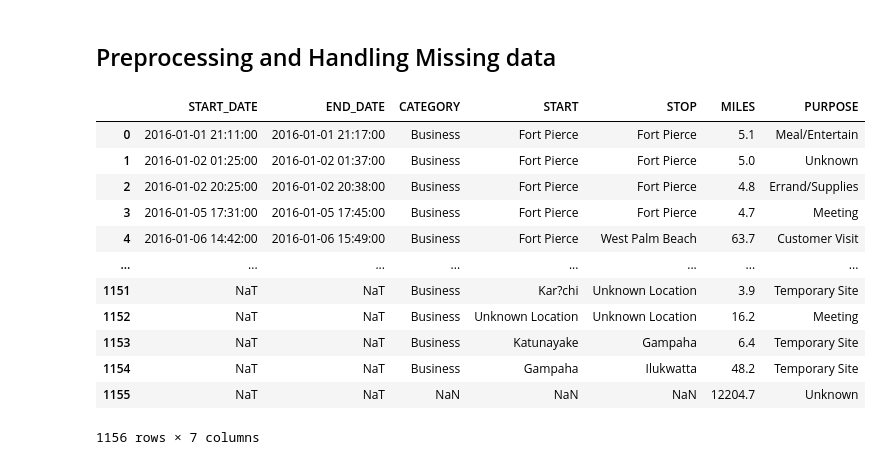
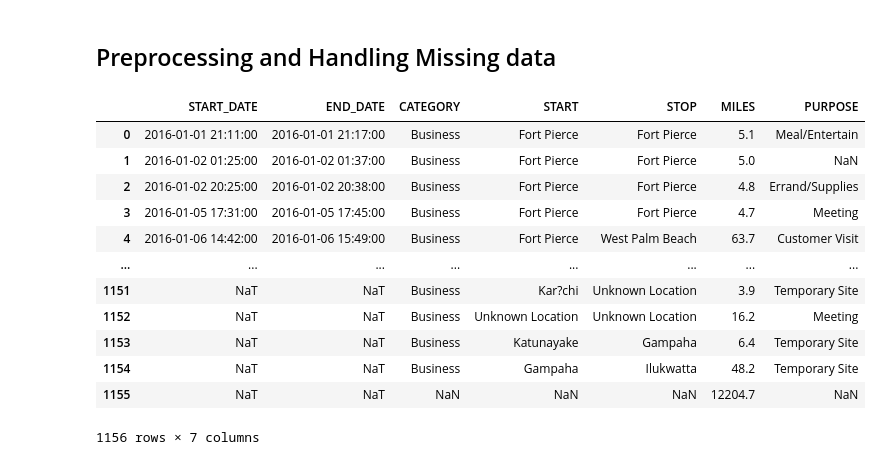
Before and after one commit to Archish1962/HexSoftwares_Exploratory_Data_Analysis, a Jupyter notebook: notebooks/uber_eda.ipynb, the cells around one changed output. Cells and saved outputs as stored; diff of their text form; code cells hidden in the pictures.

```diff
--- a/notebooks/uber_eda.ipynb
+++ b/notebooks/uber_eda.ipynb
@@ -76,31 +76,31 @@ PURPOSE: ['Meal/Entertain' nan 'Errand/Supplies' 'Meeting' 'Customer Visit'
 # %%
 def parse_dates(date_str):
     try:
         # Try parsing with different formats
         return pd.to_datetime(date_str, errors='coerce', format='%m-%d-%Y %H:%M')
     except:
         try:
             return pd.to_datetime(date_str, errors='coerce', format='%m/%d/%Y %H:%M')
         except:
             return pd.NaT  # Return NaT for unparseable dates
 
 
 df['START_DATE'] = df['START_DATE'].apply(parse_dates)
 df['END_DATE'] = df['END_DATE'].apply(parse_dates)
 
 
 # Handling Missing data
 
-df['PURPOSE'] = df['PURPOSE'].fillna('Unknown')
+df['PURPOSE'] = df['PURPOSE'].fillna('NaN')
 
 # Saving cleaned data
 df.to_csv('C:/Users/archi/OneDrive/Documents/Coding/Python/Projects/HexSoftwares_Exploratory_Data_Analysis/data/cleaned/cleaned_data.csv', index=False)
 
 df
 # %% [output]
 |  | START_DATE | END_DATE | CATEGORY | START | STOP | MILES | PURPOSE |
 | 0 | 2016-01-01 21:11:00 | 2016-01-01 21:17:00 | Business | Fort Pierce | Fort Pierce | 5.1 | Meal/Entertain |
-| 1 | 2016-01-02 01:25:00 | 2016-01-02 01:37:00 | Business | Fort Pierce | Fort Pierce | 5.0 | Unknown |
+| 1 | 2016-01-02 01:25:00 | 2016-01-02 01:37:00 | Business | Fort Pierce | Fort Pierce | 5.0 | NaN |
 | 2 | 2016-01-02 20:25:00 | 2016-01-02 20:38:00 | Business | Fort Pierce | Fort Pierce | 4.8 | Errand/Supplies |
 | 3 | 2016-01-05 17:31:00 | 2016-01-05 17:45:00 | Business | Fort Pierce | Fort Pierce | 4.7 | Meeting |
 | 4 | 2016-01-06 14:42:00 | 2016-01-06 15:49:00 | Business | Fort Pierce | West Palm Beach | 63.7 | Customer Visit |
@@ -109,5 +109,5 @@ df
 | 1152 | NaT | NaT | Business | Unknown Location | Unknown Location | 16.2 | Meeting |
 | 1153 | NaT | NaT | Business | Katunayake | Gampaha | 6.4 | Temporary Site |
 | 1154 | NaT | NaT | Business | Gampaha | Ilukwatta | 48.2 | Temporary Site |
-| 1155 | NaT | NaT | NaN | NaN | NaN | 12204.7 | Unknown |
+| 1155 | NaT | NaT | NaN | NaN | NaN | 12204.7 | NaN |
 1156 rows × 7 columns
```
Also changed, not shown: parts of 7 cells of this notebook.
